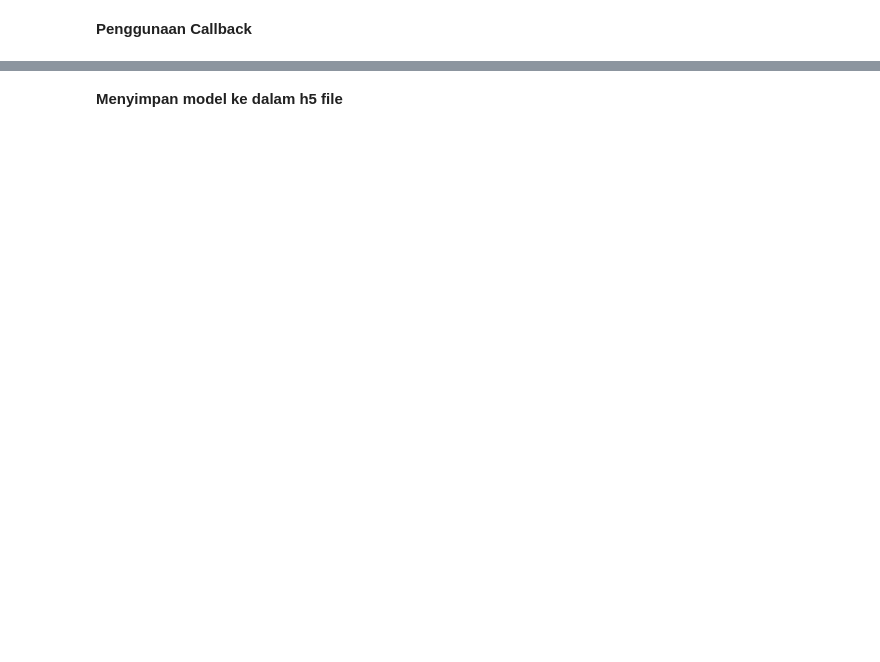
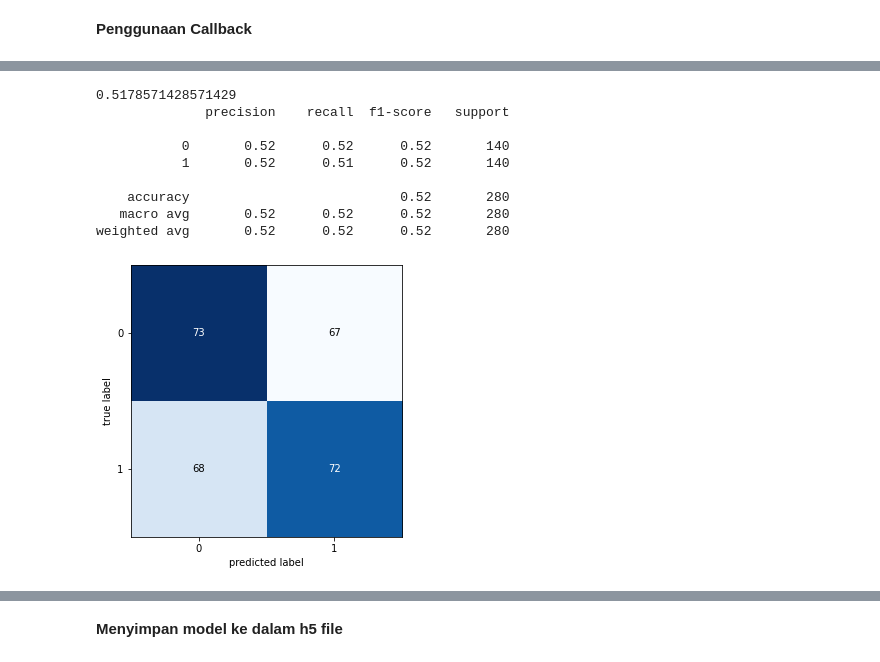
Before and after one commit to mellasylvie/CL-TB_Capstone, a Jupyter notebook: notebook/Model_CL_TB.ipynb, the cells around one changed output, grey strips where cells are left out. Saved outputs shown, nothing was run; the diff lists cells and outputs as text; code cells hidden in the pictures; blank space fills up the shorter version.

```diff
--- a/notebook/Model_CL_TB.ipynb
+++ b/notebook/Model_CL_TB.ipynb
@@ -263,0 +277,4 @@ grafik_plot(history, "loss")
+# %%
+prediction= model.predict(validation_generator, steps=np.ceil(validation_generator.samples/validation_generator.batch_size), verbose=2)
+prediction= (prediction > 0.5)
+val_labels=validation_generator.classes
@@ -263,0 +283,20 @@ grafik_plot(history, "loss")
+# %%
+from sklearn import metrics
+from sklearn.metrics import confusion_matrix, accuracy_score, classification_report
+from mlxtend.plotting import plot_confusion_matrix
+
+cm= confusion_matrix(validation_generator.classes, prediction)
+plot_confusion_matrix(cm, figsize=(5,5))
+print(accuracy_score(validation_generator.classes, prediction))
+print(classification_report(validation_generator.classes, prediction))
+# %% [output]
+0.5178571428571429
+              precision    recall  f1-score   support
+
+           0       0.52      0.52      0.52       140
+           1       0.52      0.51      0.52       140
+
+    accuracy                           0.52       280
+   macro avg       0.52      0.52      0.52       280
+weighted avg       0.52      0.52      0.52       280
+[figure, added]
```
Also changed, not shown: parts of 27 cells of this notebook.
